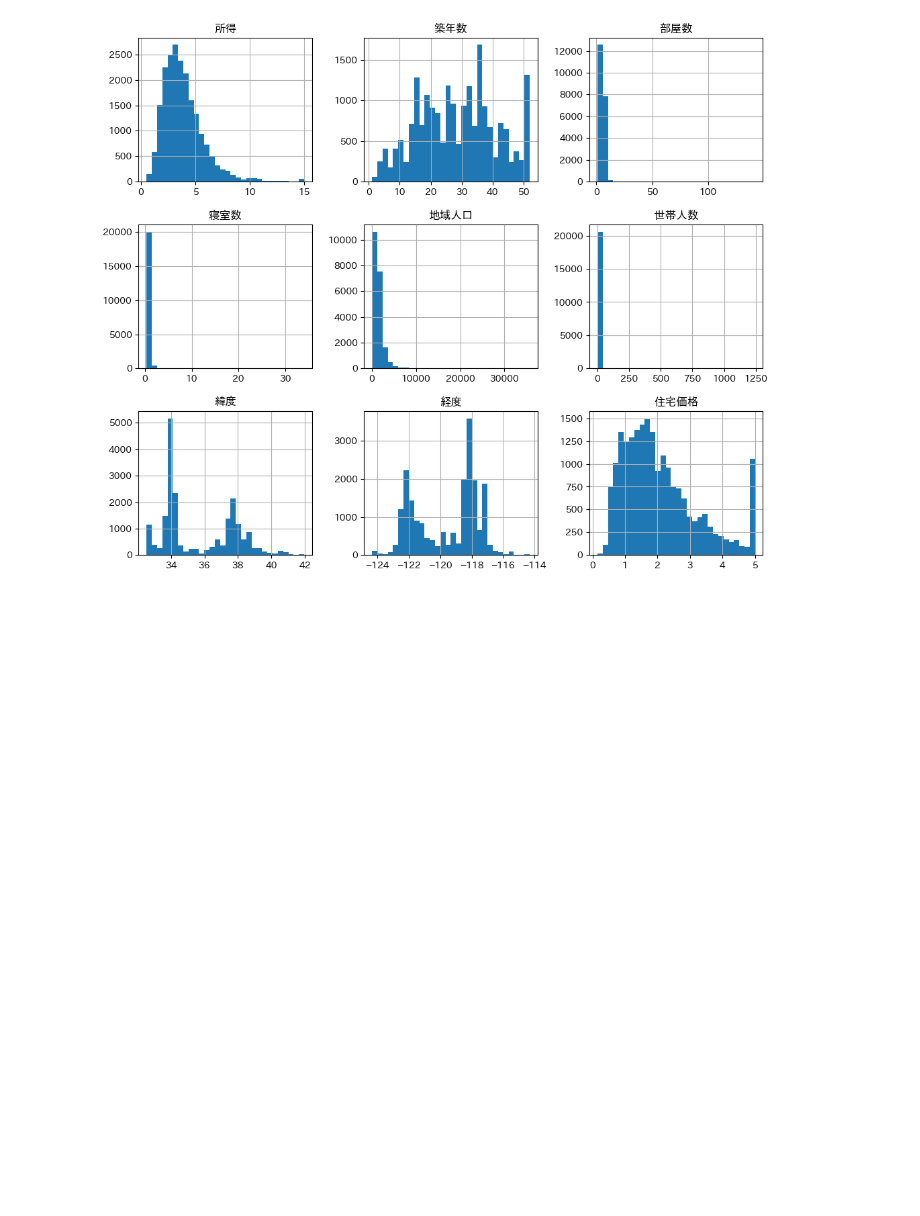
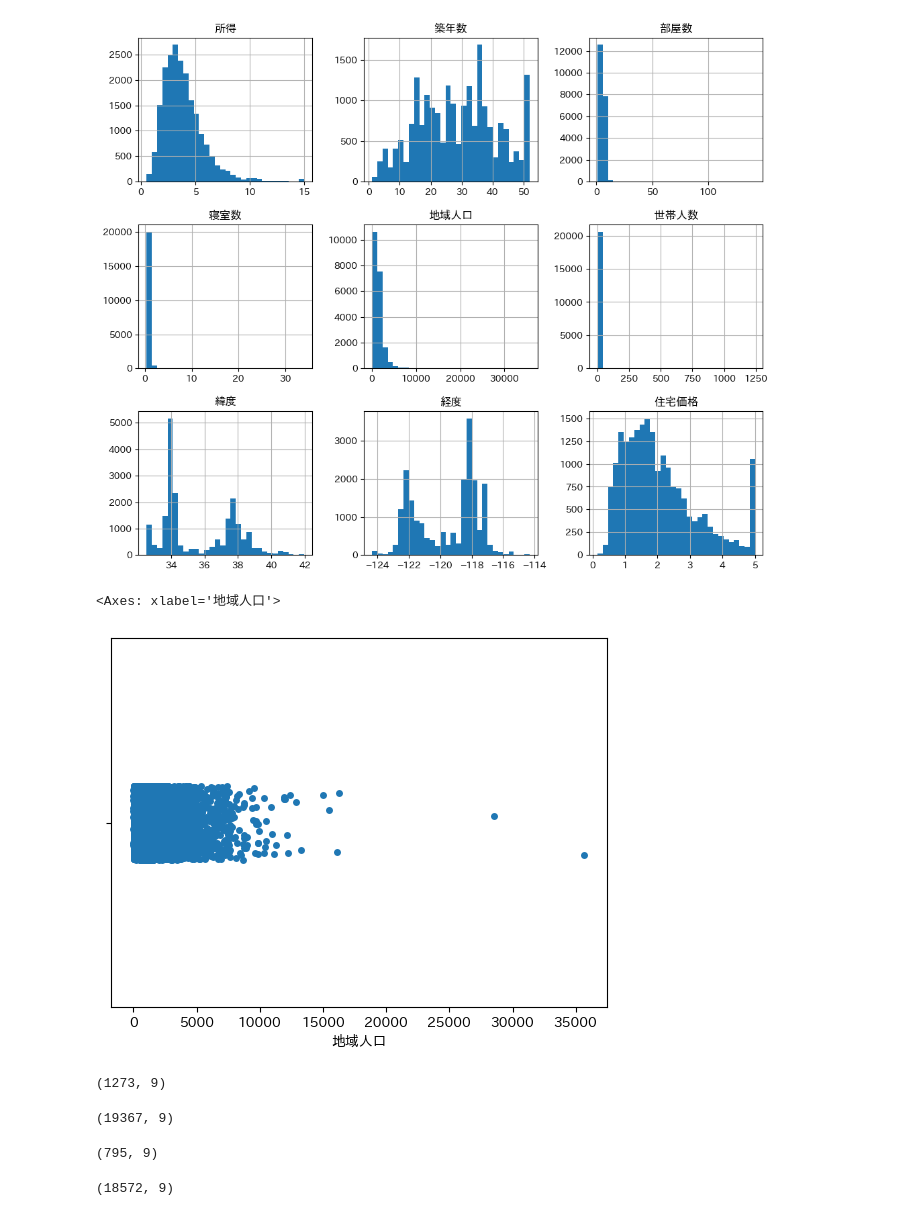
Before and after one commit to picalin/samurai_data_science, a Jupyter notebook: 09_data_treatment.ipynb, the cells around one changed output. Saved outputs shown, nothing was run; the diff lists cells and outputs as text; code cells hidden in the pictures; blank space fills up the shorter version.

```diff
--- a/09_data_treatment.ipynb
+++ b/09_data_treatment.ipynb
@@ -136,3 +136,12 @@ array([[<Axes: title={'center': '所得'}>, <Axes: title={'center': '築年数'}
        [<Axes: title={'center': '緯度'}>, <Axes: title={'center': '経度'}>,
         <Axes: title={'center': '住宅価格'}>]], dtype=object)
 [figure]
+# %%
+sns.stripplot(x='地域人口', data=df)
+# %% [output]
+<Axes: xlabel='地域人口'>
+[figure, added]
+# %%
+df.query('築年数 == 52').shape
+# %% [output]
+(1273, 9)
@@ -138,0 +152,16 @@ array([[<Axes: title={'center': '所得'}>, <Axes: title={'center': '築年数'}
+# %%
+df.shape
+# 減ってるね
+# %% [output]
+(19367, 9)
+# %%
+# 住宅価格について
+df.query('住宅価格 == 5.000010').shape
+# %% [output]
+(795, 9)
+# %%
+#上のデータも削除
+df = df[df['住宅価格'] != 5.000010]
+df.shape
+# %% [output]
+(18572, 9)
```
Also changed, not shown: parts of 12 cells of this notebook, 1 other file.
